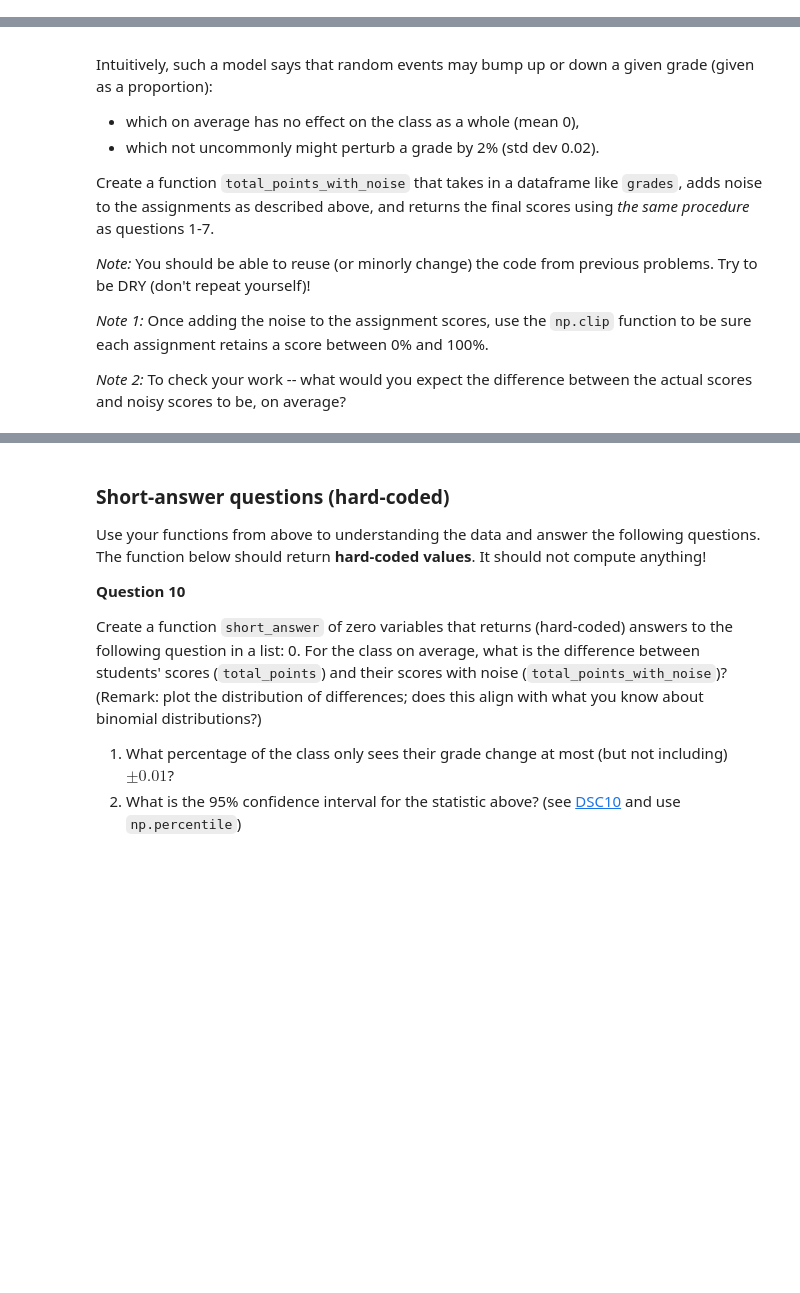
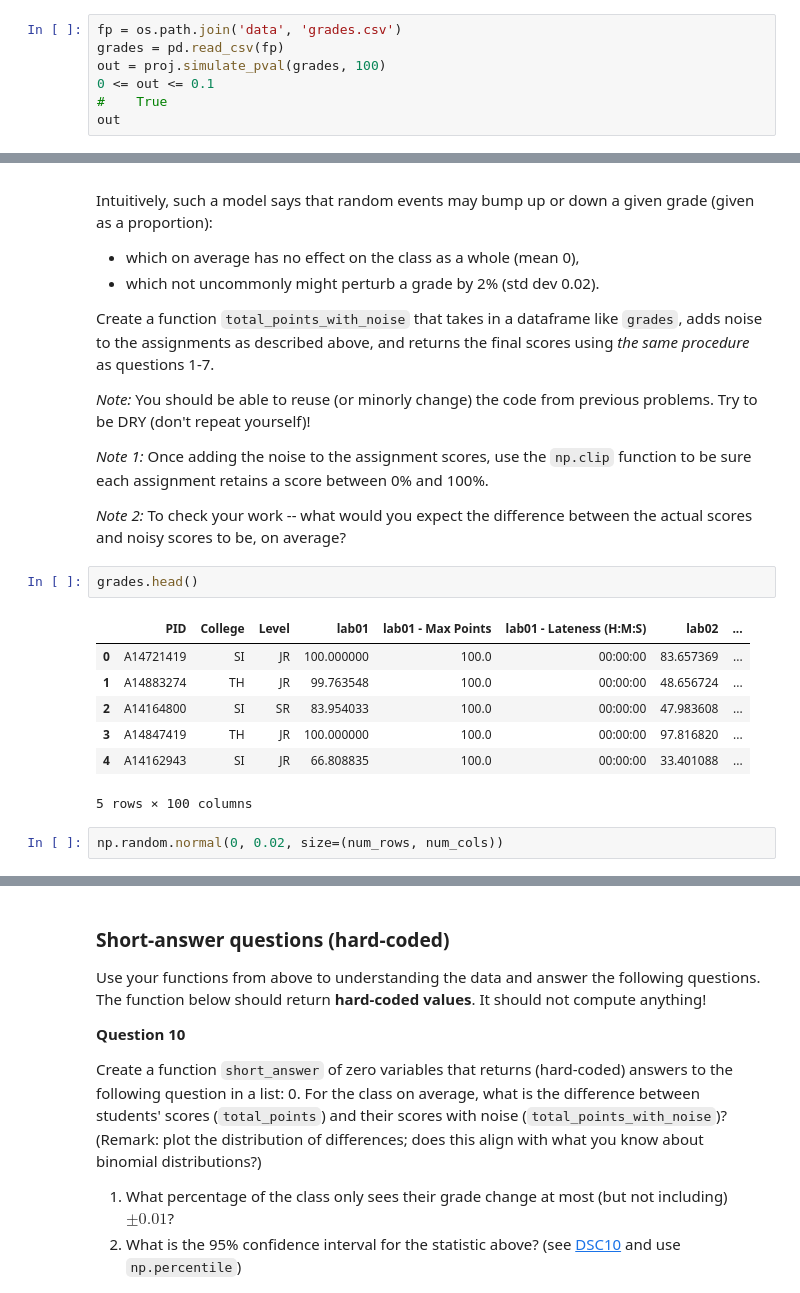
Before and after one commit to ucsd-ets/dsc80-fa20, a Jupyter notebook: projects/project01/project01.ipynb, the cells around one changed output, grey strips where cells are left out. Cells and saved outputs as stored; diff of their text form; blank space fills up the shorter version.

```diff
--- a/projects/project01/project01.ipynb
+++ b/projects/project01/project01.ipynb
@@ -267,3 +365,10 @@ Perform a hypothesis test, assessing the likelihood of the above statement under
 Create a function `simulate_pval` which takes in the number of simulations `N` and `grades` and returns the the likelihood that the grade of seniors was worse than the average of the class as a whole under the null hypothesis(i.e. calculate the p-value).
 
 *Note:* To check your work, plot the sampling distribution and the observation. Do these values look reasonable?
+# %%
+fp = os.path.join('data', 'grades.csv')
+grades = pd.read_csv(fp)
+out = proj.simulate_pval(grades, 100)
+0 <= out <= 0.1
+#    True
+out
@@ -289,3 +400,15 @@ Create a function `total_points_with_noise` that takes in a dataframe like `grad
 *Note 1:* Once adding the noise to the assignment scores, use the `np.clip` function to be sure each assignment retains a score between 0% and 100%.
 
 *Note 2:* To check your work -- what would you expect the difference between the actual scores and noisy scores to be, on average?
+# %%
+grades.head()
+# %% [output]
+|  | PID | College | Level | lab01 | lab01 - Max Points | lab01 - Lateness (H:M:S) | lab02 | ... |
+| 0 | A14721419 | SI | JR | 100.000000 | 100.0 | 00:00:00 | 83.657369 | ... |
+| 1 | A14883274 | TH | JR | 99.763548 | 100.0 | 00:00:00 | 48.656724 | ... |
+| 2 | A14164800 | SI | SR | 83.954033 | 100.0 | 00:00:00 | 47.983608 | ... |
+| 3 | A14847419 | TH | JR | 100.000000 | 100.0 | 00:00:00 | 97.816820 | ... |
+| 4 | A14162943 | SI | JR | 66.808835 | 100.0 | 00:00:00 | 33.401088 | ... |
+5 rows × 100 columns
+# %%
+np.random.normal(0, 0.02, size=(num_rows, num_cols))
```
Also changed, not shown: parts of 18 cells of this notebook, 1 other file.
